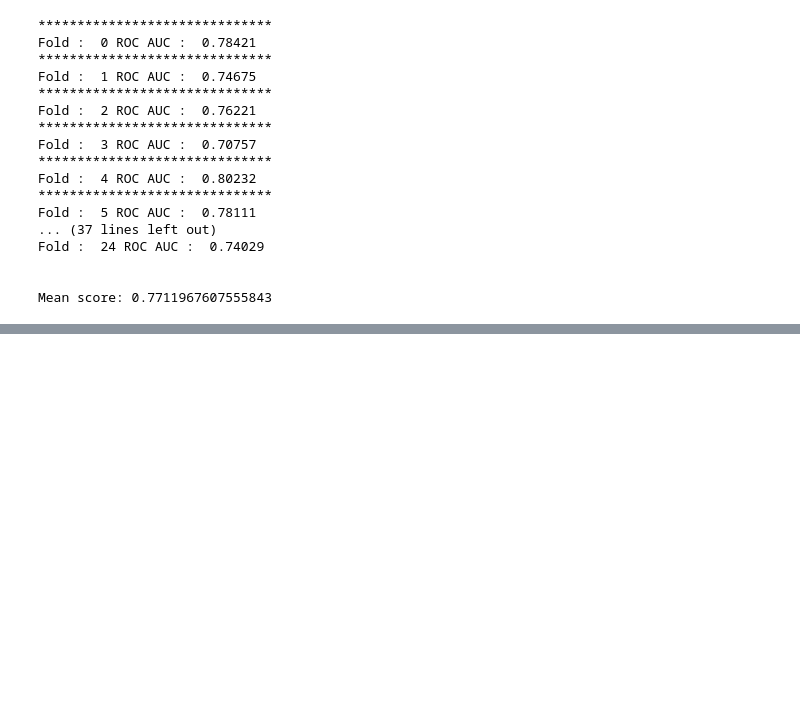
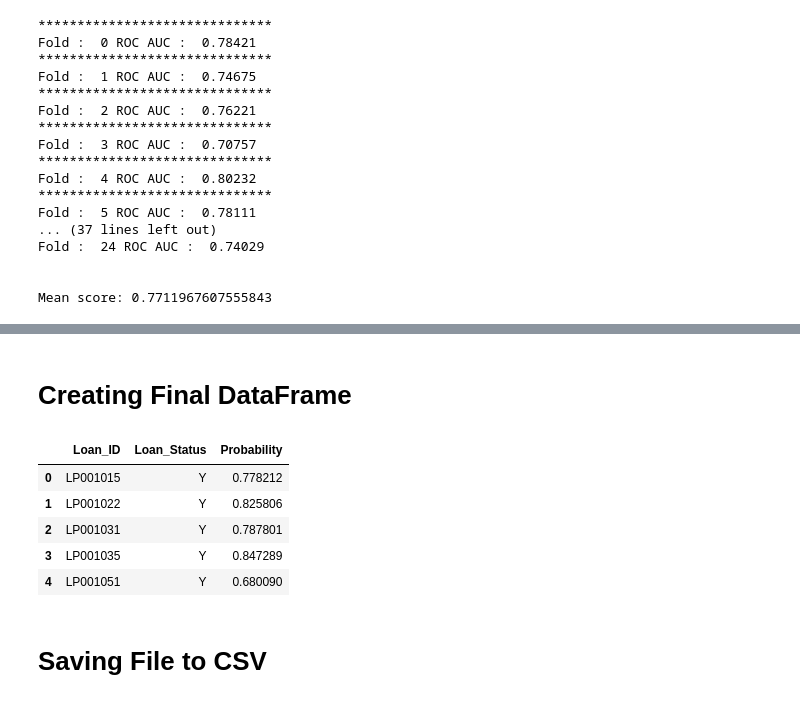
Before and after one commit to utkarshg1/Loan-Classification-with-Stratified-Kfold, a Jupyter notebook: LoanPrediction.ipynb, the cells around one changed output, grey strips where cells are left out. Cells and saved outputs as stored; diff of their text form; code cells hidden in the pictures; blank space fills up the shorter version.

```diff
--- a/LoanPrediction.ipynb
+++ b/LoanPrediction.ipynb
@@ -372,0 +594,14 @@ Mean score: 0.7711967607555843
+# %%
+final_prob = []
+for clf in clfs:
+    preds = clf.predict_proba(XtsNew)
+    final_prob.append(preds[:,1])
+# %%
+final_prob = np.stack(final_prob).mean(0)
+# %%
+final_pred = []
+for i in final_prob:
+    if i>=0.5:
+        final_pred.append(1)
+    else:
+        final_pred.append(0)
@@ -372,0 +616,16 @@ Mean score: 0.7711967607555843
+# %%
+final_pred_d = le.inverse_transform(final_pred)
+# %% [markdown]
+# Creating Final DataFrame
+# %%
+df_final = pd.DataFrame({'Loan_ID':df_test['Loan_ID'],'Loan_Status':final_pred_d,'Probability':final_prob})
+df_final.head()
+# %% [output]
+|  | Loan_ID | Loan_Status | Probability |
+| 0 | LP001015 | Y | 0.778212 |
+| 1 | LP001022 | Y | 0.825806 |
+| 2 | LP001031 | Y | 0.787801 |
+| 3 | LP001035 | Y | 0.847289 |
+| 4 | LP001051 | Y | 0.680090 |
+# %% [markdown]
+# Saving File to CSV
```
Also changed, not shown: parts of 29 cells of this notebook, 7 other files.
